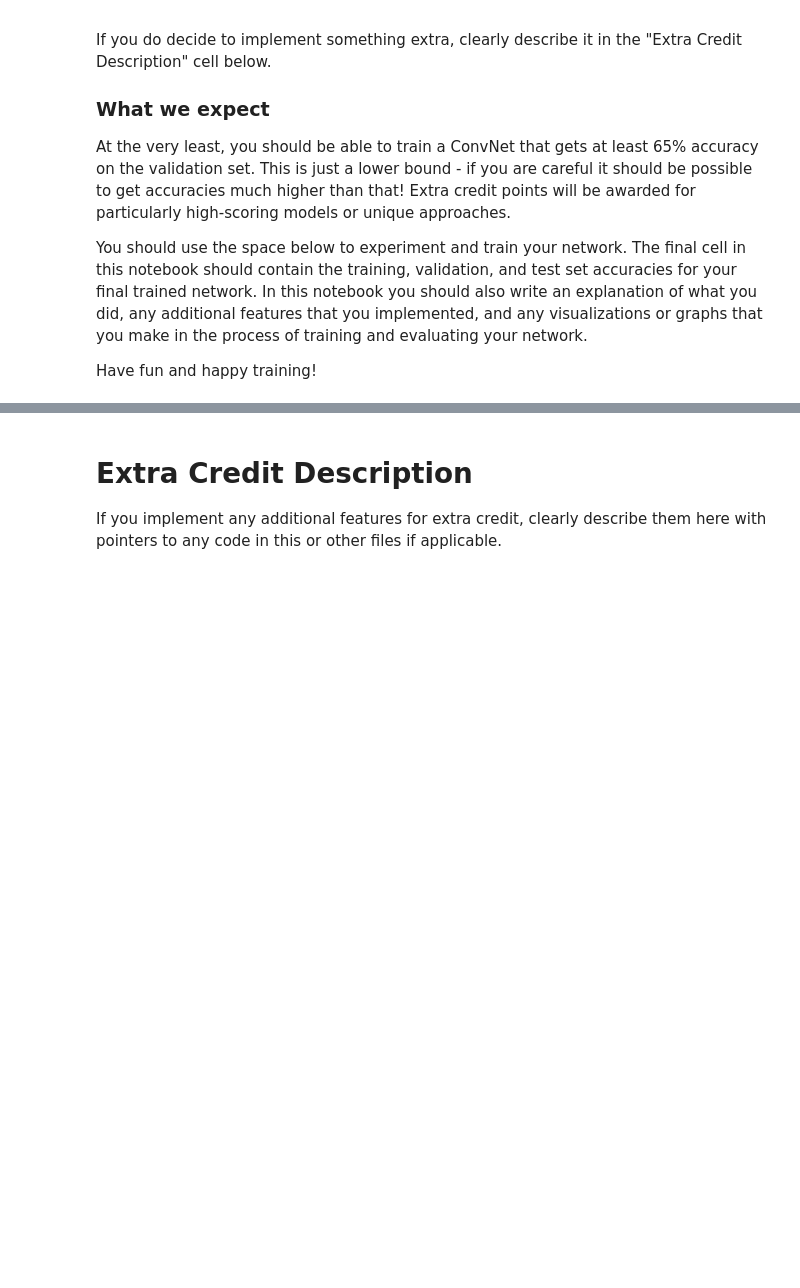
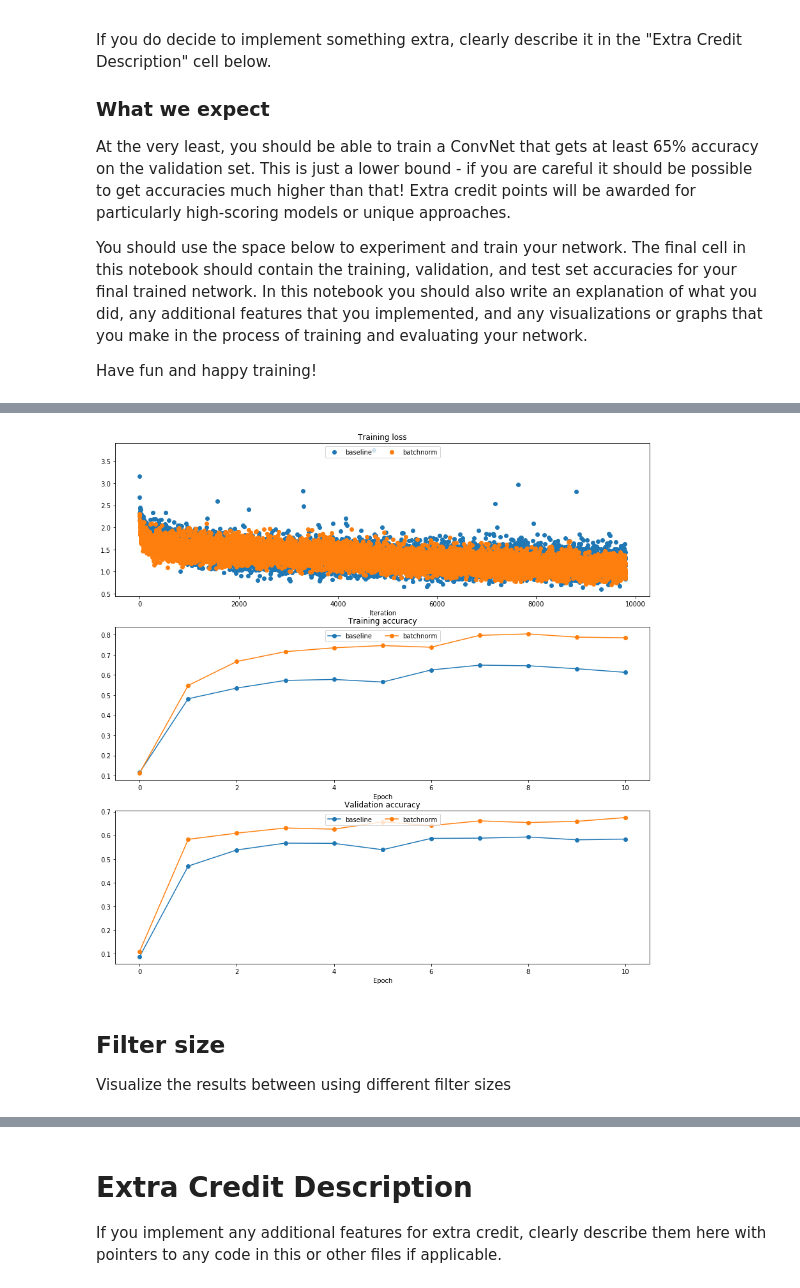
Before and after one commit to ryaka/cs231n, a Jupyter notebook: assignment2/ConvolutionalNetworks.ipynb, the cells around one changed output, grey strips where cells are left out. Drawn from its saved outputs; the diff is of its cells as text; code cells hidden in the pictures; blank space fills up the shorter version.

Commit message:
Add experiments and results using ThreeLayerConvNet

```diff
--- a/assignment2/ConvolutionalNetworks.ipynb
+++ b/assignment2/ConvolutionalNetworks.ipynb
@@ -681,0 +726,11 @@ Have fun and happy training!
+# %%
+bn_model = ThreeLayerConvNet(weight_scale=0.001, hidden_dim=500, reg=0.001, use_batchnorm=True)
+
+bn_solver = Solver(bn_model, data,
+                num_epochs=10, batch_size=50,
+                update_rule='adam',
+                optim_config={
+                  'learning_rate': 1e-3,
+                },
+                verbose=True, print_every=20)
+bn_solver.train()
@@ -681,0 +755,35 @@ Have fun and happy training!
+# %%
+plt.subplot(3, 1, 1)
+plt.title('Training loss')
+plt.xlabel('Iteration')
+
+plt.subplot(3, 1, 2)
+plt.title('Training accuracy')
+plt.xlabel('Epoch')
+
+plt.subplot(3, 1, 3)
+plt.title('Validation accuracy')
+plt.xlabel('Epoch')
+
+plt.subplot(3, 1, 1)
+plt.plot(solver.loss_history, 'o', label='baseline')
+plt.plot(bn_solver.loss_history, 'o', label='batchnorm')
+
+plt.subplot(3, 1, 2)
+plt.plot(solver.train_acc_history, '-o', label='baseline')
+plt.plot(bn_solver.train_acc_history, '-o', label='batchnorm')
+
+plt.subplot(3, 1, 3)
+plt.plot(solver.val_acc_history, '-o', label='baseline')
+plt.plot(bn_solver.val_acc_history, '-o', label='batchnorm')
+
+for i in [1, 2, 3]:
+  plt.subplot(3, 1, i)
+  plt.legend(loc='upper center', ncol=4)
+plt.gcf().set_size_inches(15, 15)
+plt.show()
+# %% [output]
+[figure, added]
+# %% [markdown]
+## Filter size
+Visualize the results between using different filter sizes
```
Also changed, not shown: parts of 20 cells of this notebook.
